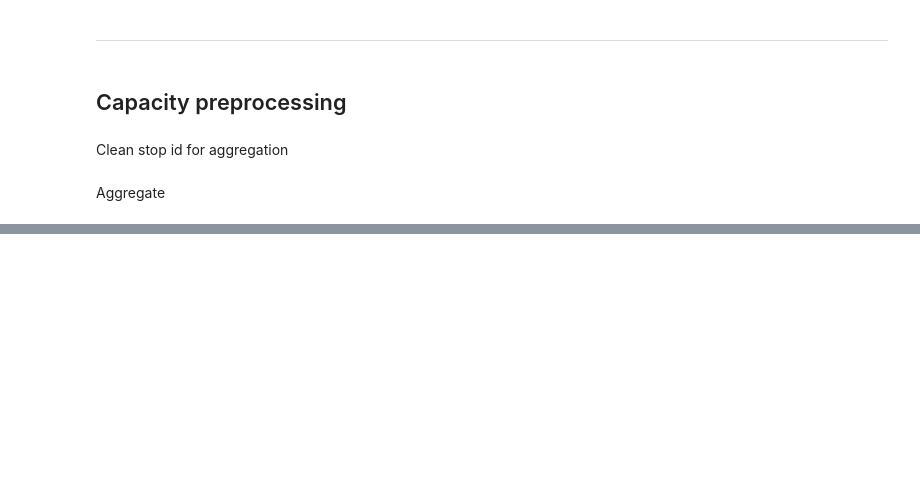
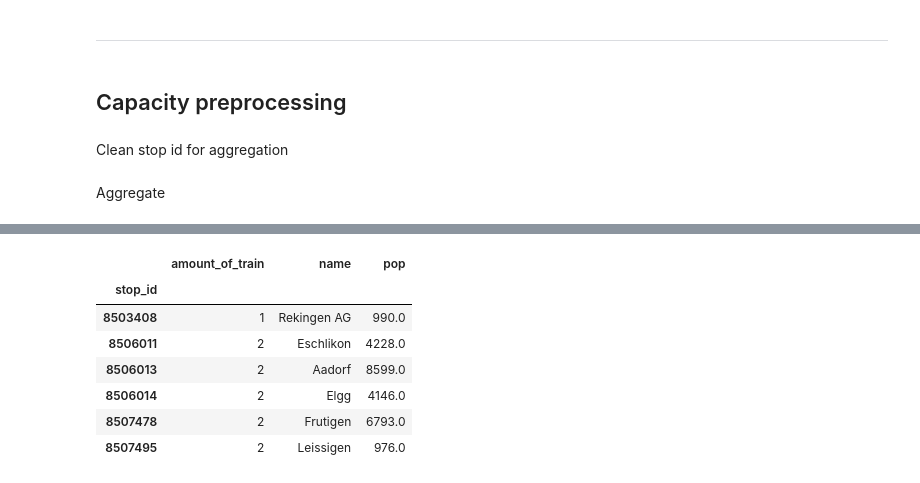
Before and after one commit to tOverney/ADA-Project, a Jupyter notebook: preprocessing/population_processing.ipynb, the cells around one changed output, grey strips where cells are left out. Saved outputs shown, nothing was run; the diff lists cells and outputs as text; code cells hidden in the pictures; blank space fills up the shorter version.

```diff
--- a/preprocessing/population_processing.ipynb
+++ b/preprocessing/population_processing.ipynb
@@ -61,0 +99,11 @@ df_okay.plot.scatter(x='id', y='pop', logy=True);
+# %%
+df_okay[df_okay.amount_of_train < 3]
+# %% [output]
+|  | amount_of_train | name | pop |
+| stop_id |  |  |  |
+| 8503408 | 1 | Rekingen AG | 990.0 |
+| 8506011 | 2 | Eschlikon | 4228.0 |
+| 8506013 | 2 | Aadorf | 8599.0 |
+| 8506014 | 2 | Elgg | 4146.0 |
+| 8507478 | 2 | Frutigen | 6793.0 |
+| 8507495 | 2 | Leissigen | 976.0 |
```
Also changed, not shown: parts of 5 cells of this notebook, 1 other file.
